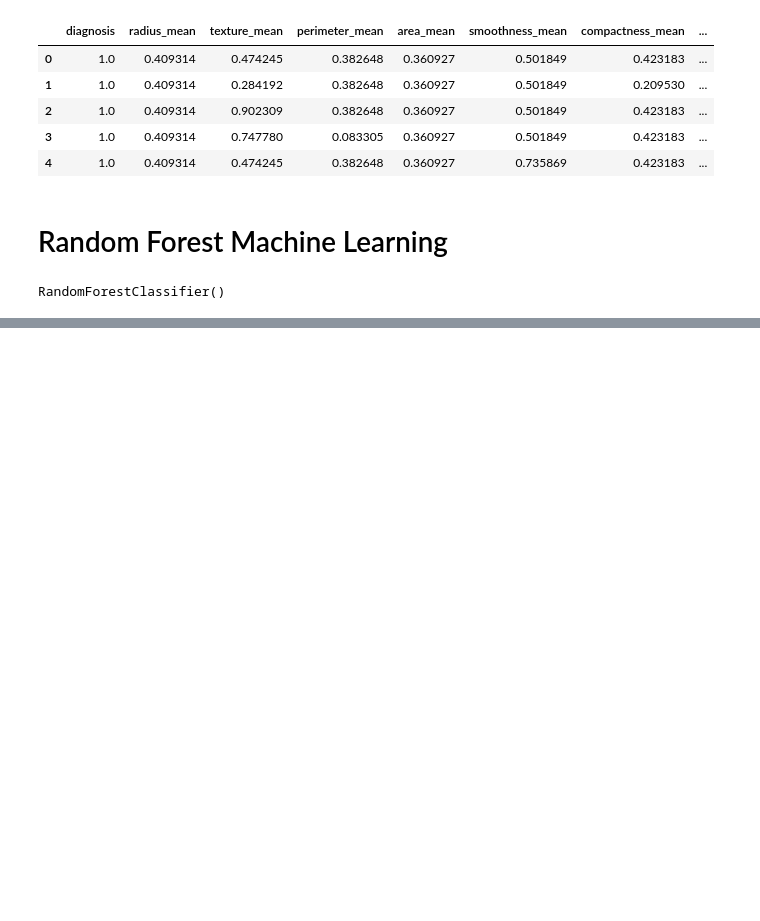
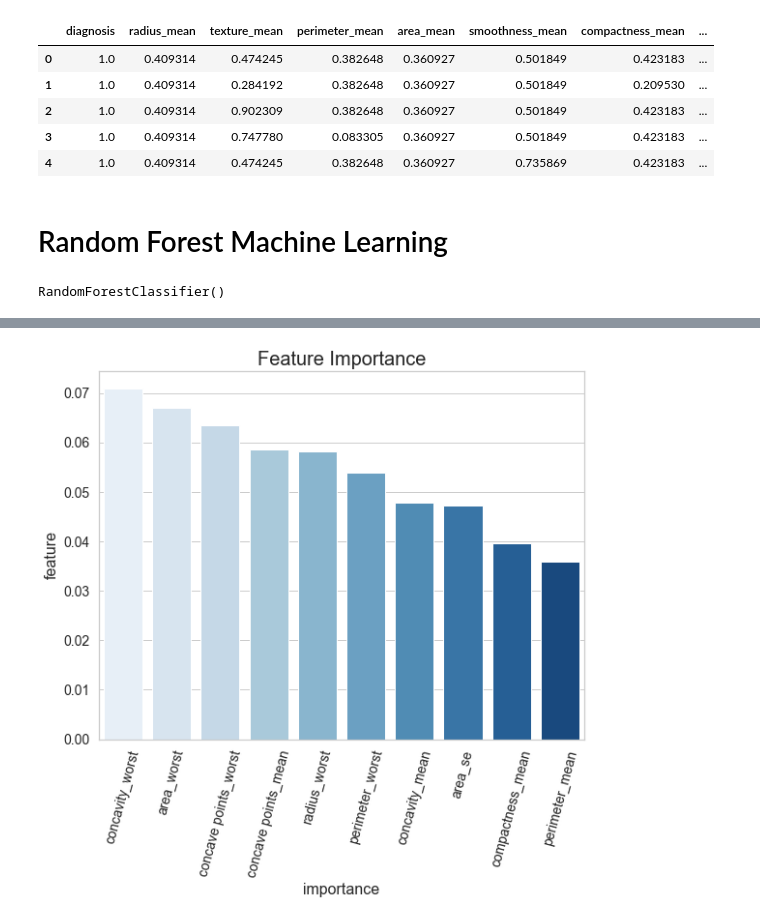
Before and after one commit to Ammon21/Causal-Inference, a Jupyter notebook: notebooks/EDA.ipynb, the cells around one changed output, grey strips where cells are left out. Drawn from its saved outputs; the diff is of its cells as text; code cells hidden in the pictures; blank space fills up the shorter version.

Commit message:
random forest model and feature importance

```diff
--- a/notebooks/EDA.ipynb
+++ b/notebooks/EDA.ipynb
@@ -299,0 +294,4 @@ topfeatures_df.head()
+# %%
+plot_bar(topfeatures_df, 'feature', 'importance', 'Feature Importance', "importance", 'feature')
+# %% [output]
+[figure, added]
```
Also changed, not shown: parts of 6 cells of this notebook, 1 other file.
